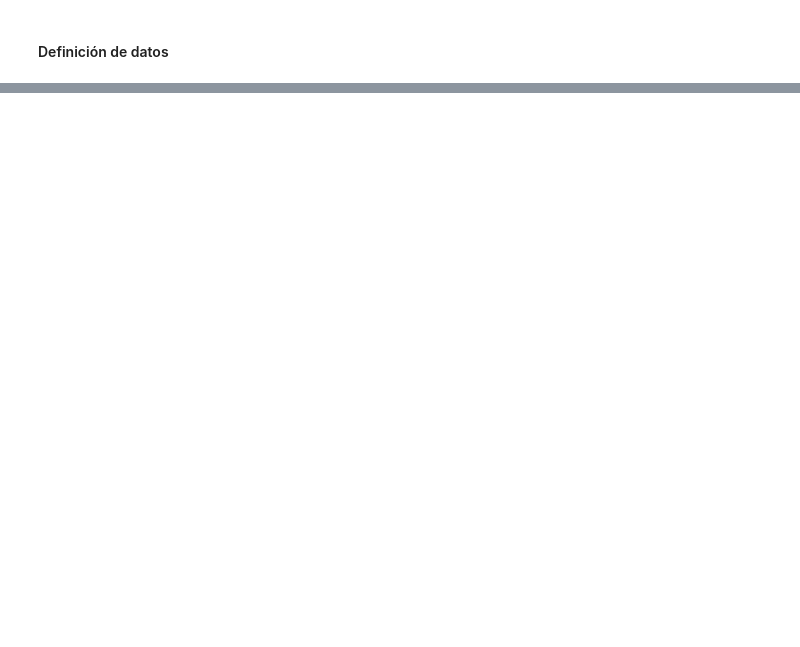
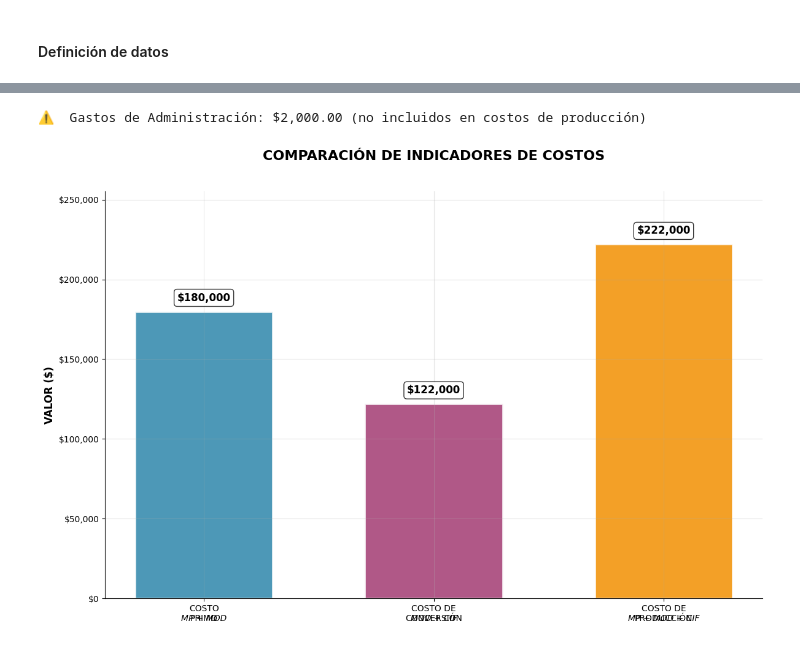
Before and after one commit to licette32/calculo-costos-rendimientos-2025, a Jupyter notebook: Parte-B/4B-costos.ipynb, the cells around one changed output, grey strips where cells are left out. Saved outputs shown, nothing was run; the diff lists cells and outputs as text; code cells hidden in the pictures; blank space fills up the shorter version.

```diff
--- a/Parte-B/4B-costos.ipynb
+++ b/Parte-B/4B-costos.ipynb
@@ -186,0 +296,52 @@ with pd.ExcelWriter('resultados_actividad_4.xlsx') as writer:
+# %%
+# Gastos de Administración (no incluidos en costos de producción)
+gastos_adm = datos["Gastos de Administración"]["Gastos de administración"]
+
+print(f"\n⚠️  Gastos de Administración: ${gastos_adm:>,.2f} (no incluidos en costos de producción)")
+# %% [output]
+⚠️  Gastos de Administración: $2,000.00 (no incluidos en costos de producción)
+# %%
+# CELDA 8: Gráfico 3 - Comparación de Indicadores de Costos (3D EFFECT)
+fig, ax = plt.subplots(figsize=(12, 8))
+
+conceptos = ['COSTO\nPRIMO', 'COSTO DE\nCONVERSIÓN', 'COSTO DE\nPRODUCCIÓN']
+valores = [costo_primo, costo_conversion, costo_produccion]
+
+# Barras con efecto 3D
+bars = ax.bar(conceptos, valores,
+              color=[mp_color, mod_color, cif_color],
+              edgecolor='white', linewidth=2,
+              alpha=0.85,
+              width=0.6)
+
+ax.set_title('COMPARACIÓN DE INDICADORES DE COSTOS\n', fontweight='bold', fontsize=16, pad=20)
+ax.set_ylabel('VALOR ($)', fontweight='bold', fontsize=12)
+
+# Etiquetas con formato profesional
+for bar, val, concepto in zip(bars, valores, conceptos):
+    height = bar.get_height()
+    ax.text(bar.get_x() + bar.get_width()/2., height + 5000,
+            f'${val:,}', ha='center', va='bottom',
+            fontweight='bold', fontsize=12,
+            bbox=dict(boxstyle="round,pad=0.3", facecolor='white', alpha=0.8))
+
+    # Fórmula debajo de cada barra
+    if concepto == 'COSTO\nPRIMO':
+        formula = 'MP + MOD'
+    elif concepto == 'COSTO DE\nCONVERSIÓN':
+        formula = 'MOD + CIF'
+    else:
+        formula = 'MP + MOD + CIF'
+
+    ax.text(bar.get_x() + bar.get_width()/2., -10000,
+            formula, ha='center', va='top',
+            fontstyle='italic', fontsize=10)
+
+ax.yaxis.set_major_formatter(plt.FuncFormatter(lambda x, p: f'${x:,.0f}'))
+ax.spines[['top', 'right']].set_visible(False)
+ax.set_ylim(0, max(valores) * 1.15)
+
+plt.tight_layout()
+plt.show()
+# %% [output]
+[figure, added]
```
Also changed, not shown: parts of 23 cells of this notebook, 3 other files.
